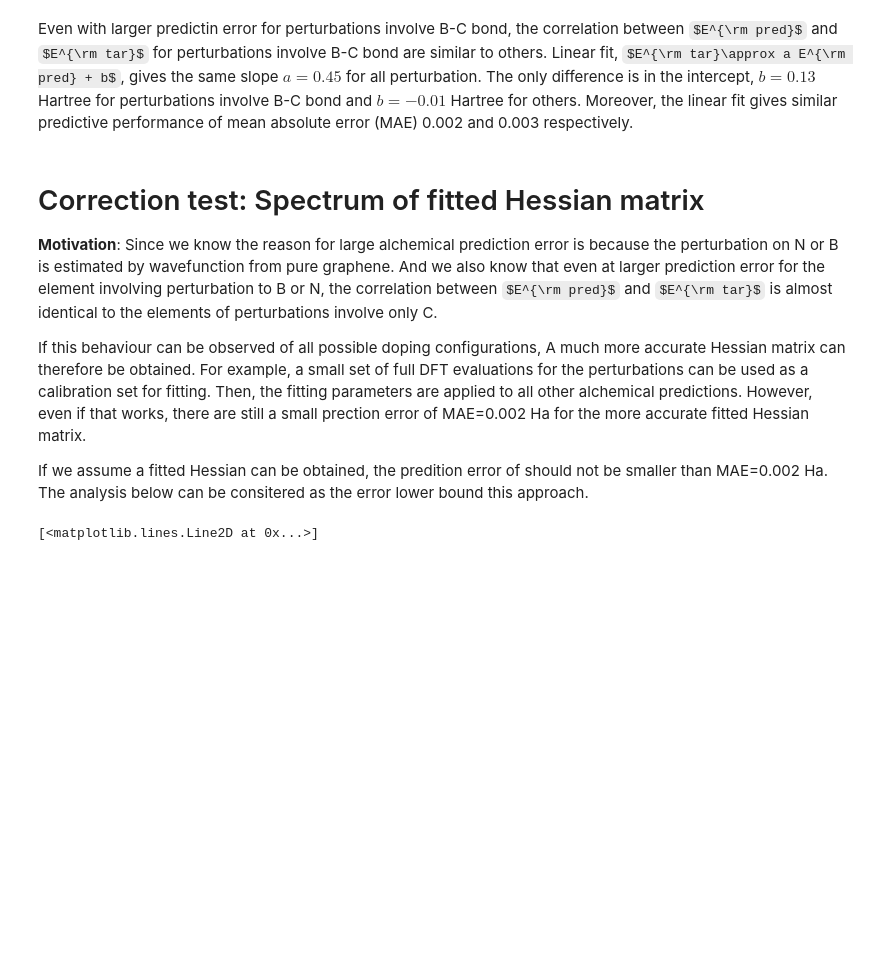
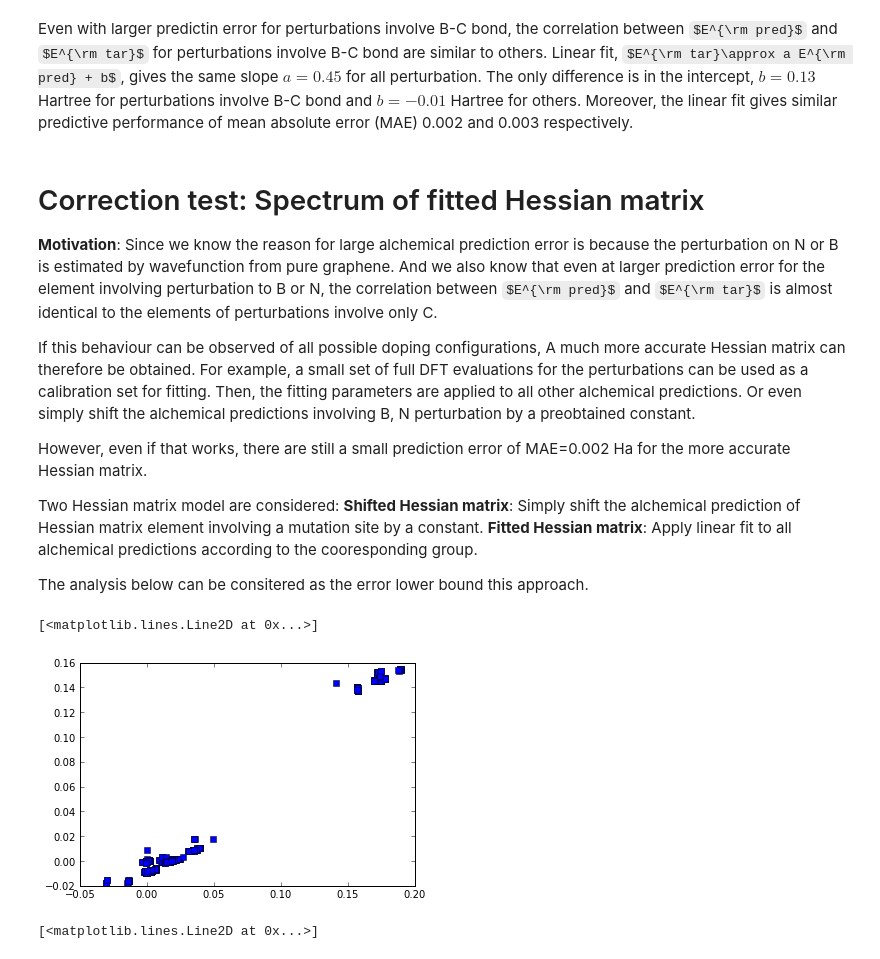
Before and after one commit to SamKChang/phononic_Tc_20170712, a Jupyter notebook: 01_finiteDifferenceTest/structure_test.ipynb, the cells around one changed output. Drawn from its saved outputs; the diff is of its cells as text; code cells hidden in the pictures; some formulas as TeX source; blank space fills up the shorter version.

```diff
--- a/01_finiteDifferenceTest/structure_test.ipynb
+++ b/01_finiteDifferenceTest/structure_test.ipynb
@@ -534,9 +534,36 @@ Even with larger predictin error for perturbations involve B-C bond, the correla
 
 **Motivation**: Since we know the reason for large alchemical prediction error is because the perturbation on N or B is estimated by wavefunction from pure graphene. And we also know that even at larger prediction error for the element involving perturbation to B or N, the correlation between $E^{\rm pred}$ and $E^{\rm tar}$ is almost identical to the elements of perturbations involve only C.
 
-If this behaviour can be observed of all possible doping configurations, A much more accurate Hessian matrix can therefore be obtained. For example, a small set of full DFT evaluations for the perturbations  can be used as a calibration set for fitting. Then, the fitting parameters are applied to all other alchemical predictions. However, even if that works, there are still a small prection error of MAE=0.002 Ha for the more accurate fitted Hessian matrix.
+If this behaviour can be observed of all possible doping configurations, A much more accurate Hessian matrix can therefore be obtained. For example, a small set of full DFT evaluations for the perturbations  can be used as a calibration set for fitting. Then, the fitting parameters are applied to all other alchemical predictions. Or even simply shift the alchemical predictions involving B, N perturbation by a preobtained constant.
 
-If we assume a fitted Hessian can be obtained, the predition error of should not be smaller than MAE=0.002 Ha. The analysis below can be consitered as the error lower bound this approach.
+However, even if that works, there are still a small prediction error of MAE=0.002 Ha for the more accurate Hessian matrix.
+
+Two Hessian matrix model are considered:
+**Shifted Hessian matrix**: Simply shift the alchemical prediction of Hessian matrix element involving a mutation site by a constant.
+**Fitted Hessian matrix**: Apply linear fit to all alchemical predictions according to the cooresponding group.
+
+The analysis below can be consitered as the error lower bound this approach.
+# %%
+# construct shifted Hessian matrix element
+dE_BN1_shift = np.zeros(dE_BN1_prd.shape)
+
+# mask for different groupts
+mask_gp1 = dE_BN1_tar > 0.1
+mask_gp2 = dE_BN1_tar <= 0.1
+mask_finite = np.isfinite(dE_BN1_prd)
+mask_nan = np.isnan(dE_BN1_prd)
+
+dE_BN1_shift[mask_gp1] = dE_BN1_prd[mask_gp1] + 0.14
+dE_BN1_shift[mask_gp2 * mask_finite] = dE_BN1_prd[mask_gp2 * mask_finite]
+
+# for the moment, failed prediction are simply set to zero error.
+# afterall 4 entries out of 576 should not affect too much
+dE_BN1_fit[mask_nan] = dE_BN1_tar[mask_nan]
+
+plt.plot(dE_BN1_shift, dE_BN1_tar, ls='', marker='s')
+# %% [output]
+[<matplotlib.lines.Line2D at 0x...>]
+[figure, added]
 # %%
 # construct a fitted Hessian matrix element list
 dE_BN1_fit = np.zeros(dE_BN1_prd.shape)
```
Also changed, not shown: parts of 7 cells of this notebook.
